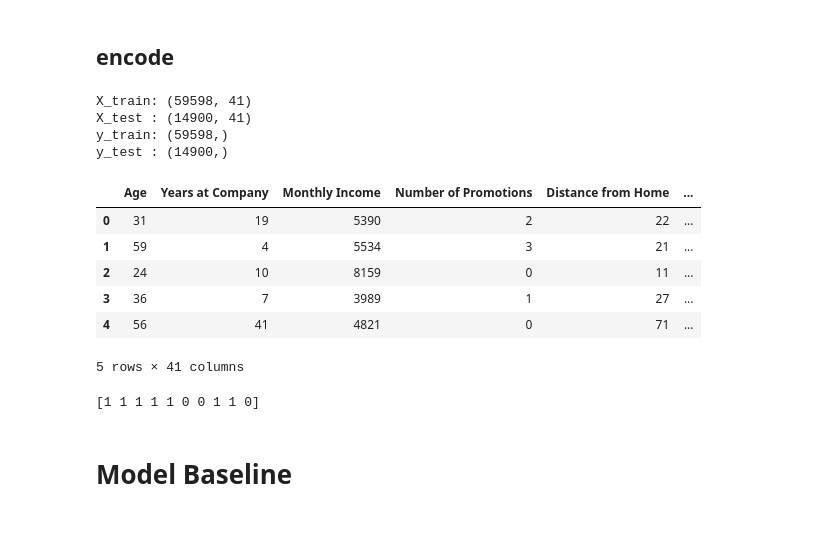
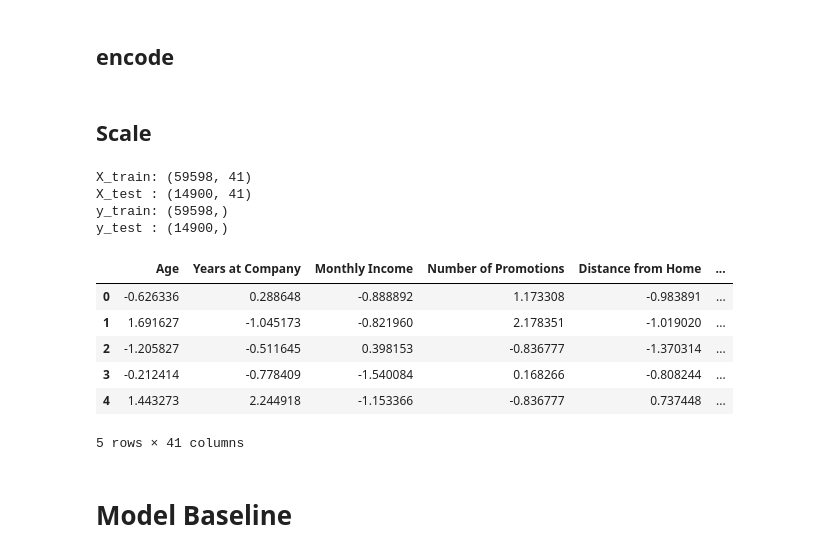
Before and after one commit to hisyamssyr/FP-Machine-Learning, a Jupyter notebook: final-project-machine-learning.ipynb, the cells around one changed output. Drawn from its saved outputs; the diff is of its cells as text; code cells hidden in the pictures; blank space fills up the shorter version.

```diff
--- a/final-project-machine-learning.ipynb
+++ b/final-project-machine-learning.ipynb
@@ -435,4 +402,21 @@ X_train, X_test = X_train.align(
     axis=1,
     fill_value=0
 )
+# %% [markdown]
+## Scale
+# %%
+scaler = StandardScaler()
+
+X_train_scaled = scaler.fit_transform(X_train)
+X_test_scaled = scaler.transform(X_test)
+# %%
+X_train_scaled = pd.DataFrame(
+    X_train_scaled,
+    columns=X_train.columns
+)
+
+X_test_scaled = pd.DataFrame(
+    X_test_scaled,
+    columns=X_test.columns
+)
 # %%
@@ -447,19 +431,15 @@ X_test : (14900, 41)
 y_train: (59598,)
 y_test : (14900,)
 # %%
-X_train.head()
+X_train_scaled.head()
 # %% [output]
 |  | Age | Years at Company | Monthly Income | Number of Promotions | Distance from Home | ... |
-| 0 | 31 | 19 | 5390 | 2 | 22 | ... |
-| 1 | 59 | 4 | 5534 | 3 | 21 | ... |
-| 2 | 24 | 10 | 8159 | 0 | 11 | ... |
-| 3 | 36 | 7 | 3989 | 1 | 27 | ... |
-| 4 | 56 | 41 | 4821 | 0 | 71 | ... |
+| 0 | -0.626336 | 0.288648 | -0.888892 | 1.173308 | -0.983891 | ... |
+| 1 | 1.691627 | -1.045173 | -0.821960 | 2.178351 | -1.019020 | ... |
+| 2 | -1.205827 | -0.511645 | 0.398153 | -0.836777 | -1.370314 | ... |
+| 3 | -0.212414 | -0.778409 | -1.540084 | 0.168266 | -0.808244 | ... |
+| 4 | 1.443273 | 2.244918 | -1.153366 | -0.836777 | 0.737448 | ... |
 5 rows × 41 columns
-# %%
-print(y_train[:10])
-# %% [output]
-[1 1 1 1 1 0 0 1 1 0]
 # %% [markdown]
 # Model Baseline
 # %%
```
Also changed, not shown: parts of 21 cells of this notebook.
